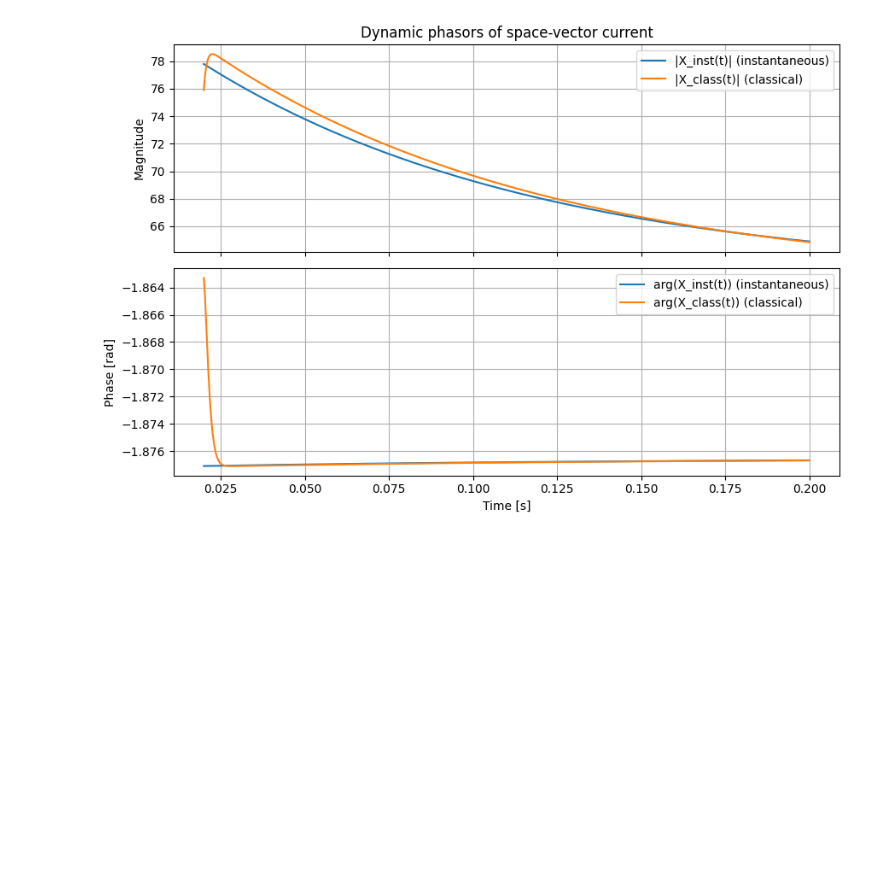
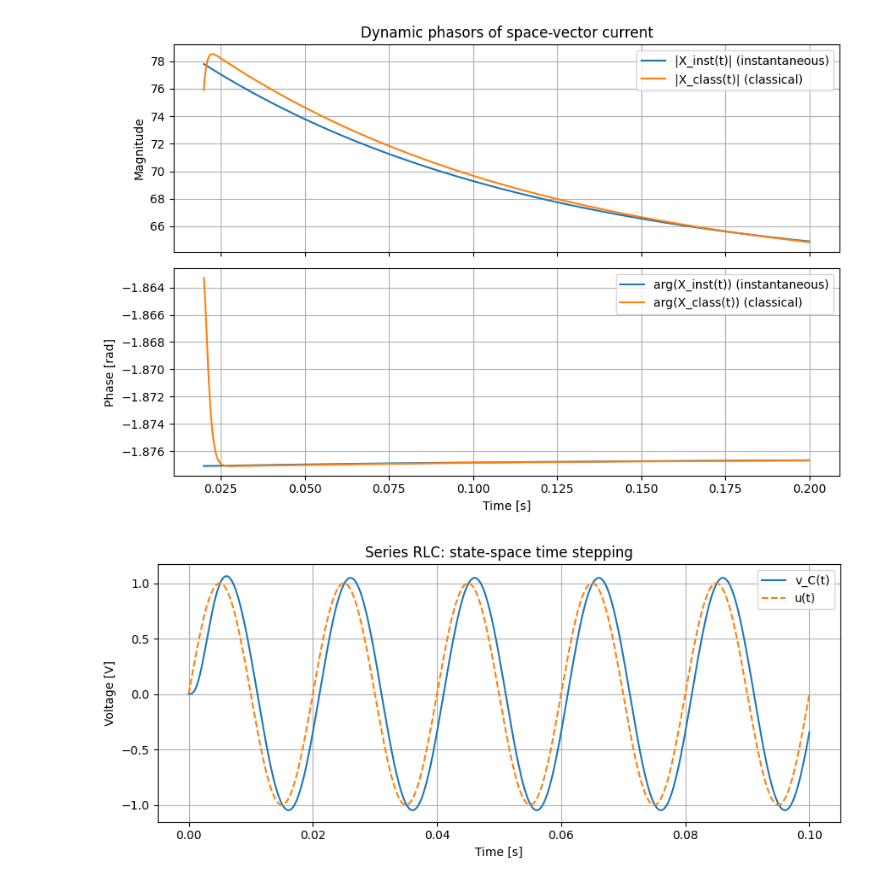
Before and after one commit to doyun-gu/Circuit-Simulations, a Jupyter notebook: dynamic-phasor-sim.ipynb, the cells around one changed output. Saved outputs shown, nothing was run; the diff lists cells and outputs as text; code cells hidden in the pictures; blank space fills up the shorter version.

```diff
--- a/dynamic-phasor-sim.ipynb
+++ b/dynamic-phasor-sim.ipynb
@@ -307,3 +472,72 @@ plt.show()
 # %% [output]
 [figure]
 [figure]
+# %%
+import numpy as np
+import matplotlib.pyplot as plt
+
+# Circuit parameters
+R = 10.0        # ohm
+L = 10e-3       # H
+C = 100e-6      # F
+
+# State-space matrices
+A = np.array([
+    [-R/L, -1.0/L],
+    [ 1.0/C,  0.0 ]
+])
+B = np.array([
+    [1.0/L],
+    [0.0]
+])
+Cmat = np.array([[0.0, 1.0]])   # output = v_C
+D = 0.0
+
+# Time settings
+t_end = 0.1
+dt = 1e-5
+t = np.arange(0.0, t_end + dt, dt)
+N = len(t)
+
+# Choose input: sine or square
+f0 = 50.0
+omega0 = 2 * np.pi * f0
+
+def u_sine(t):
+    U = 1.0       # peak
+    return U * np.sin(omega0 * t)
+
+def u_square(t):
+    U = 1.0
+    return U * np.sign(np.sin(omega0 * t))
+
+# Pick input here
+u_func = u_sine    # or u_square
+
+# Allocate state & output
+x = np.zeros((2, N))        # [i_L, v_C]^T
+y = np.zeros(N)             # v_C
+
+# Time stepping (explicit Euler for simplicity)
+for k in range(N - 1):
+    u_k = u_func(t[k])
+    x_dot = A @ x[:, k] + B.flatten() * u_k
+    x[:, k+1] = x[:, k] + dt * x_dot
+    y[k] = Cmat @ x[:, k] + D * u_k
+
+# last output
+y[-1] = Cmat @ x[:, -1]
+
+# Plot
+plt.figure(figsize=(9, 4))
+plt.plot(t, y, label="v_C(t)")
+plt.plot(t, [u_func(tt) for tt in t], "--", label="u(t)")
+plt.xlabel("Time [s]")
+plt.ylabel("Voltage [V]")
+plt.title("Series RLC: state-space time stepping")
+plt.grid(True)
+plt.legend()
+plt.tight_layout()
+plt.show()
+# %% [output]
+[figure, added]
```
Also changed, not shown: parts of 1 cell of this notebook.
